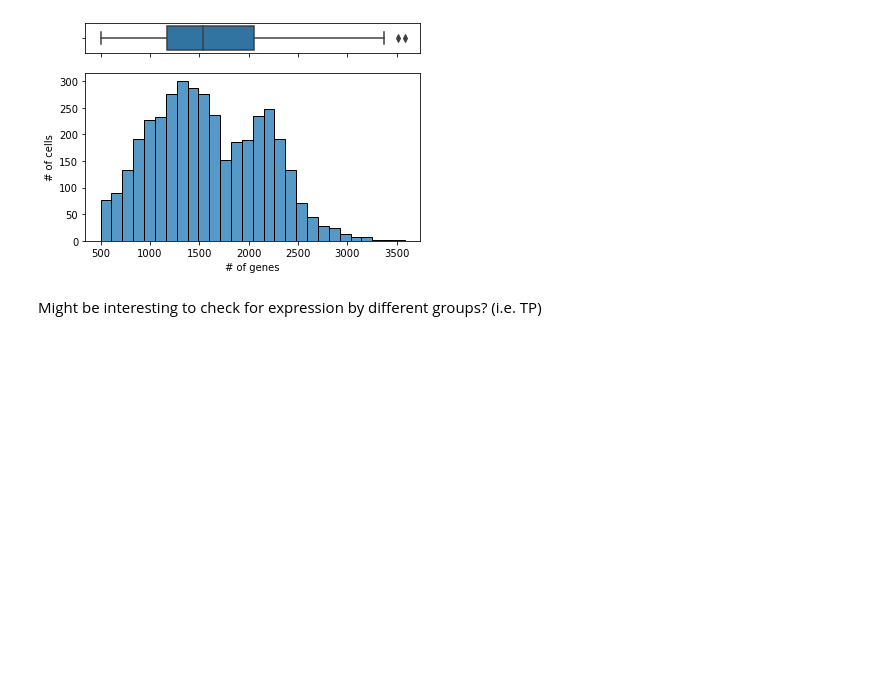
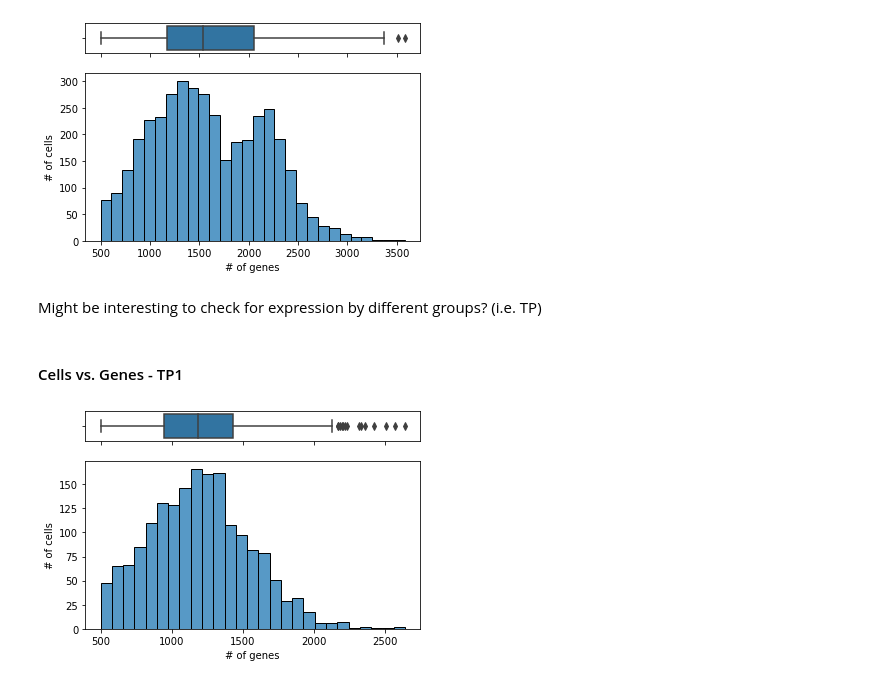
Before and after one commit to ozlembahar/devo-grn, a Jupyter notebook: notebooks/exploratory.ipynb, the cells around one changed output. Drawn from its saved outputs; the diff is of its cells as text; code cells hidden in the pictures; blank space fills up the shorter version.

Commit message:
splited time points genesVsCell counts

```diff
--- a/notebooks/exploratory.ipynb
+++ b/notebooks/exploratory.ipynb
@@ -42,3 +41,25 @@ plt.show()
 [figure]
 # %% [markdown]
 Might be interesting to check for expression by different groups? (i.e. TP)
+# %%
+# df_tp1 = ex_matrix[ex_matrix.loc[ex]]
+tp1_idx = [x for x in ex_matrix.index if x.startswith('TP1')]
+tp2_idx = [x for x in ex_matrix.index if x.startswith('TP2')]
+
+ex_tp1 = ex_matrix.loc[tp1_idx]
+ex_tp2 = ex_matrix.loc[tp2_idx]
+# 1788 + 2067 = 3855
+# %% [markdown]
+#### Cells vs. Genes - TP1
+# %%
+df = ex_tp1.gt(0).sum(axis=1)  # for each cell(line) sum non zero (= expressed) genes
+f, (ax_box, ax_hist) = plt.subplots(2, sharex=True, gridspec_kw={"height_ratios": (.15, .85)})
+
+sns.boxplot(x=df, ax=ax_box)
+sns.histplot(data=df, ax=ax_hist)
+
+ax_hist.set(xlabel='# of genes', ylabel='# of cells')
+
+plt.show()
+# %% [output]
+[figure, added]
```
Also changed, not shown: parts of 5 cells of this notebook.
